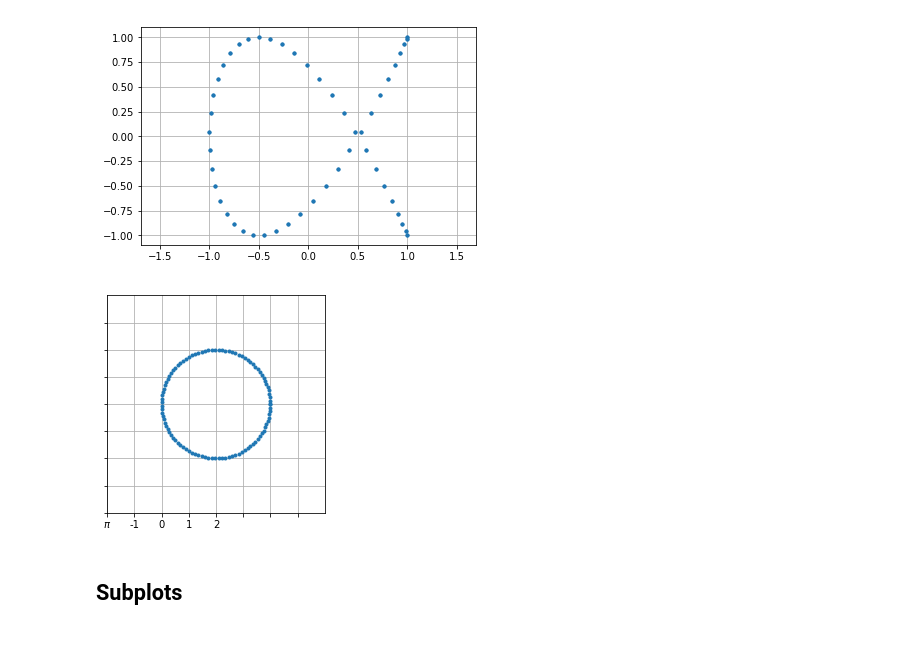
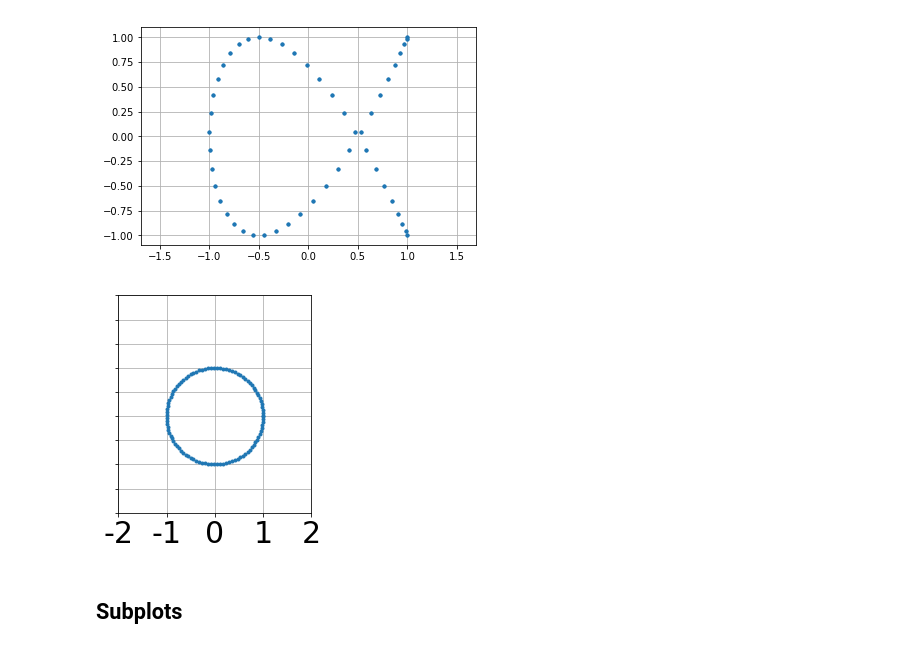
Before and after one commit to PythonBootcampUniandes/notas-de-clase, a Jupyter notebook: Modulos cientificos/MatplotlibBasico.ipynb, the cells around one changed output. Drawn from its saved outputs; the diff is of its cells as text; code cells hidden in the pictures.

```diff
--- a/Modulos cientificos/MatplotlibBasico.ipynb
+++ b/Modulos cientificos/MatplotlibBasico.ipynb
@@ -192,19 +185,18 @@ show()
 [figure]
 # %%
 # Modificar la cuadrícula con xticks y yticks
-figure()
-angulos = linspace(0,2*pi,100)
-x = cos(angulos)
-y = sin(angulos)
-plot(x,y,"o",ms=3)
-axis("scaled")
-axis([-2,2,-2,2])
-grid()
-xticks(arange(-2,2,0.5),(r"$\pi$","-1","0","1","2"))
-yticks(arange(-2,2,0.5),(""))
-show()
+plt.figure()
+angulos = np.linspace(0,2*np.pi,100)
+x = np.cos(angulos)
+y = np.sin(angulos)
+plt.plot(x,y,"o",ms=3)
+plt.axis("scaled")
+plt.grid()
+plt.xticks(np.arange(-2,3,1.0),("-2","-1","0","1","2", "3"), size=30)#notese el cambio de fontsize
+plt.yticks(np.arange(-2,3,0.5),(""))
+plt.show()
 # %% [output]
-[figure, old version]
+[figure, new version]
 # %% [markdown]
 ## Subplots
 # %%
```
Also changed, not shown: parts of 24 cells of this notebook.
